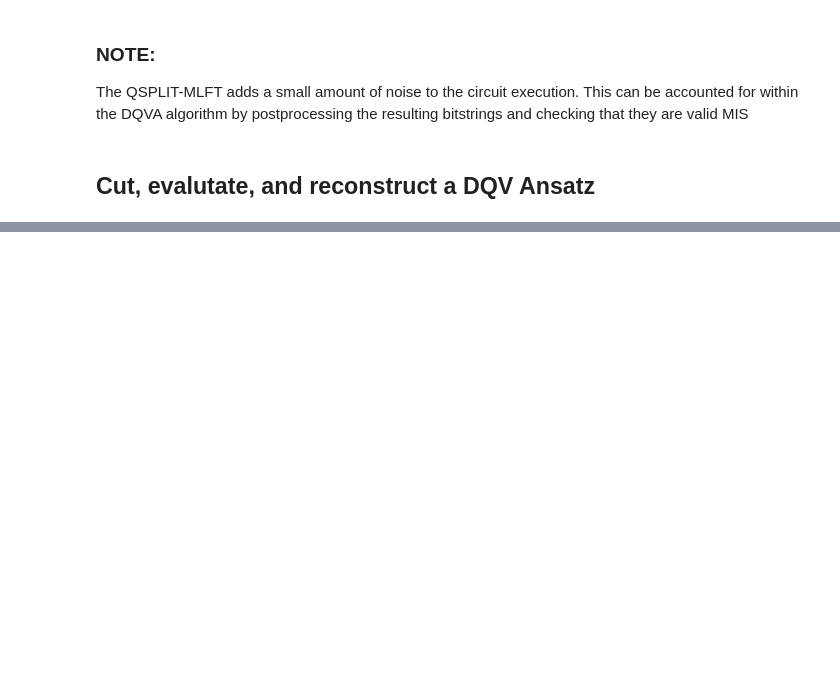
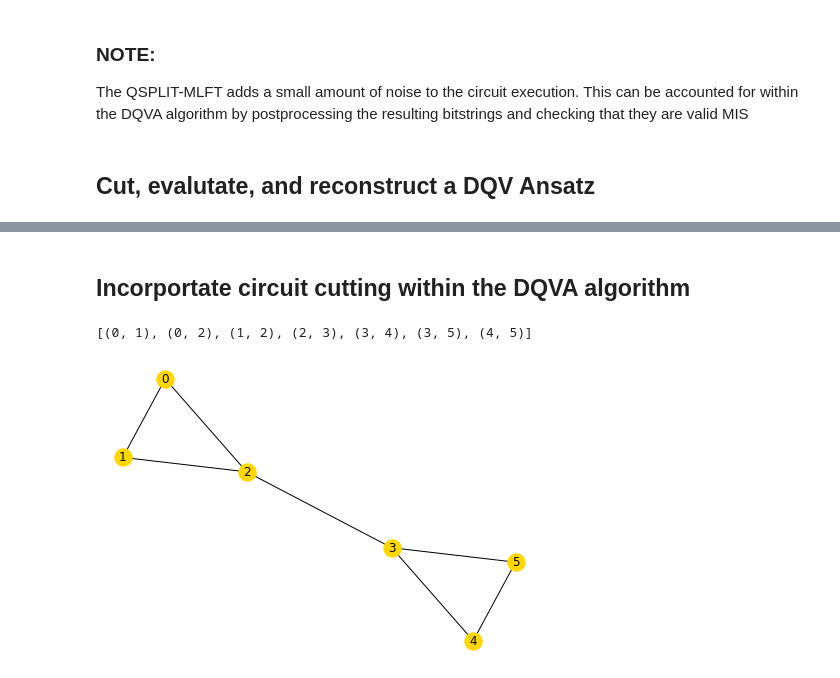
Before and after one commit to teaguetomesh/dqva-and-circuit-cutting, a Jupyter notebook: combining_QSPLIT_and_cutQC.ipynb, the cells around one changed output, grey strips where cells are left out. Saved outputs shown, nothing was run; the diff lists cells and outputs as text; code cells hidden in the pictures; blank space fills up the shorter version.

Commit message:
incorporate hybrid circuit cutting codes into variational loop

```diff
--- a/combining_QSPLIT_and_cutQC.ipynb
+++ b/combining_QSPLIT_and_cutQC.ipynb
@@ -331,0 +317,2 @@ actual probability distribution:
+# %% [markdown]
+## Incorportate circuit cutting within the DQVA algorithm
@@ -331,0 +479,7 @@ actual probability distribution:
+# %%
+G = dqva.test_graph(3, 0.9)
+print(list(G.edges()))
+nx.draw_spring(G, with_labels=True, node_color='gold')
+# %% [output]
+[(0, 1), (0, 2), (1, 2), (2, 3), (3, 4), (3, 5), (4, 5)]
+[figure, added]
```
Also changed, not shown: parts of 8 cells of this notebook, 1 other file.
